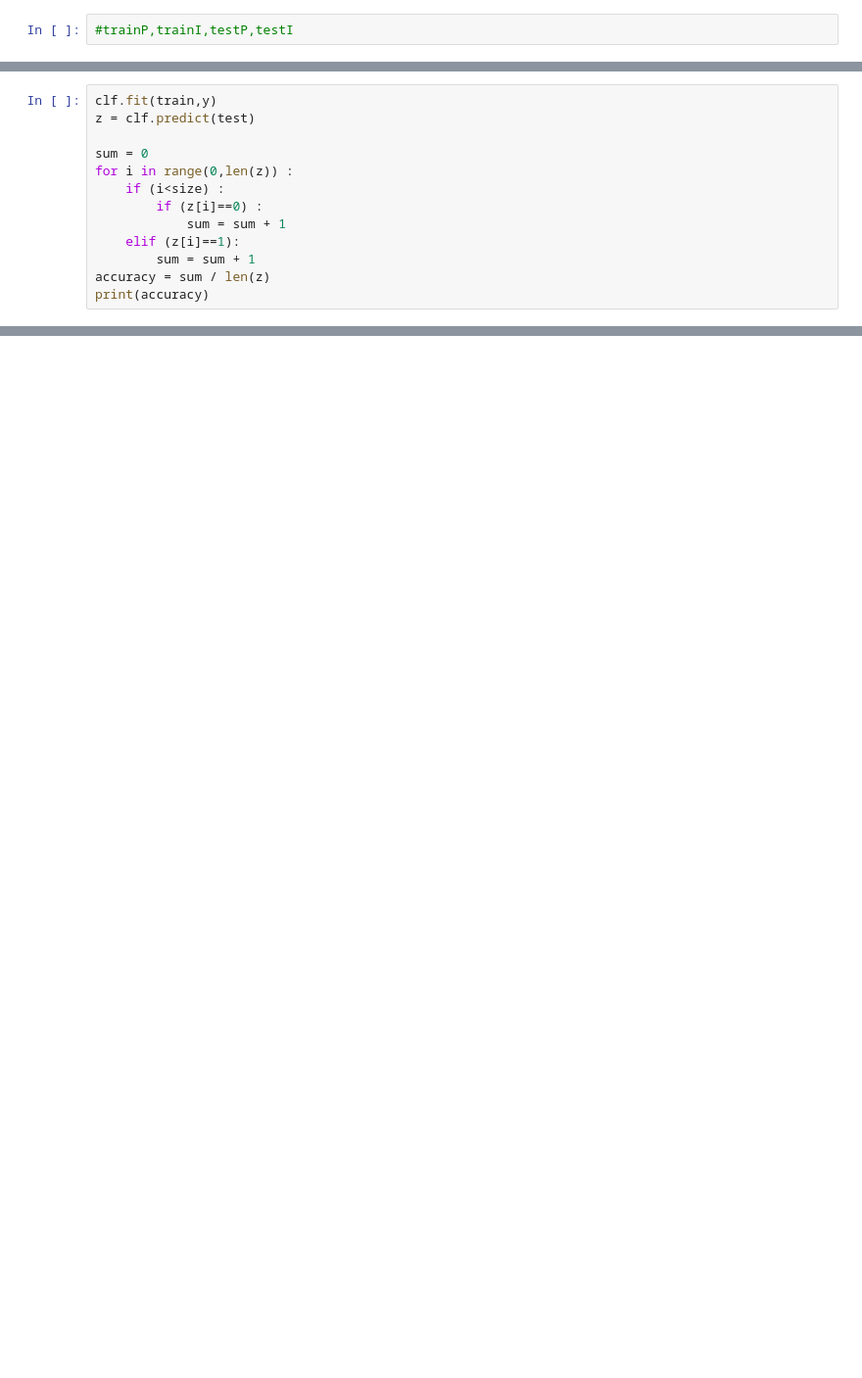
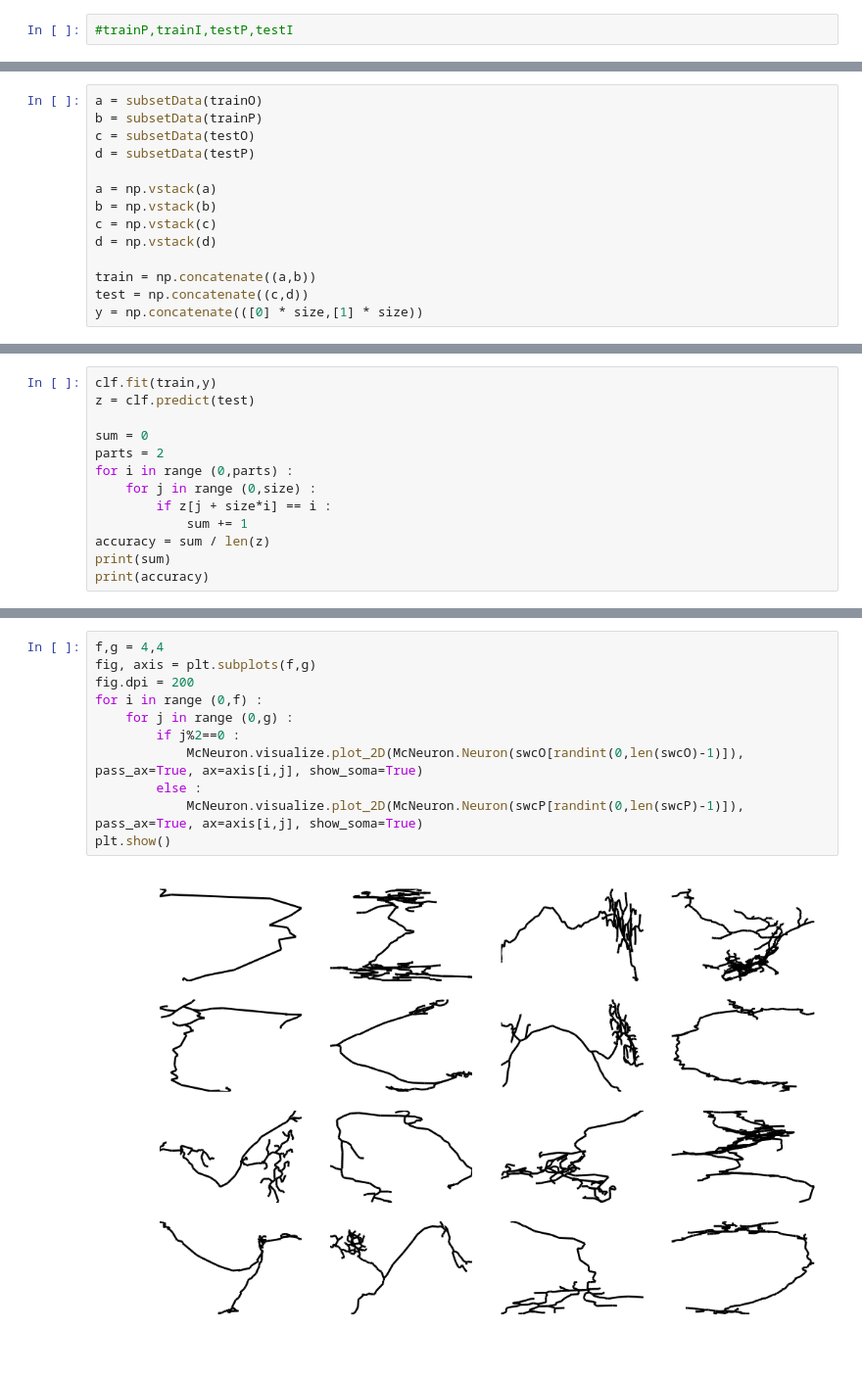
Before and after one commit to BonsaiNet/McNeuron, a Jupyter notebook: classification.ipynb, the cells around one changed output, grey strips where cells are left out. Shown: that part at 98% size. Saved outputs shown, nothing was run; the diff lists cells and outputs as text; blank space fills up the shorter version.

```diff
--- a/classification.ipynb
+++ b/classification.ipynb
@@ -121,0 +137,14 @@ y = np.concatenate(([0] * size,[1] * size))
+# %%
+a = subsetData(trainO)
+b = subsetData(trainP)
+c = subsetData(testO)
+d = subsetData(testP)
+
+a = np.vstack(a)
+b = np.vstack(b)
+c = np.vstack(c)
+d = np.vstack(d)
+
+train = np.concatenate((a,b))
+test = np.concatenate((c,d))
+y = np.concatenate(([0] * size,[1] * size))
@@ -148,12 +219,12 @@ clf.fit(train,y)
 z = clf.predict(test)
 
 sum = 0
-for i in range(0,len(z)) :
-    if (i<size) :
-        if (z[i]==0) :
-            sum = sum + 1
-    elif (z[i]==1):
-        sum = sum + 1
+parts = 2
+for i in range (0,parts) :
+    for j in range (0,size) :
+        if z[j + size*i] == i :
+            sum += 1
 accuracy = sum / len(z)
+print(sum)
 print(accuracy)
 # %% [output]
@@ -173,0 +282,13 @@ array([0, 1])
+# %%
+f,g = 4,4
+fig, axis = plt.subplots(f,g)
+fig.dpi = 200
+for i in range (0,f) :
+    for j in range (0,g) :
+        if j%2==0 :
+            McNeuron.visualize.plot_2D(McNeuron.Neuron(swcO[randint(0,len(swcO)-1)]), pass_ax=True, ax=axis[i,j], show_soma=True)
+        else :
+            McNeuron.visualize.plot_2D(McNeuron.Neuron(swcP[randint(0,len(swcP)-1)]), pass_ax=True, ax=axis[i,j], show_soma=True)
+plt.show()
+# %% [output]
+[figure, added]
```
Also changed, not shown: parts of 21 cells of this notebook, 3 other files.
